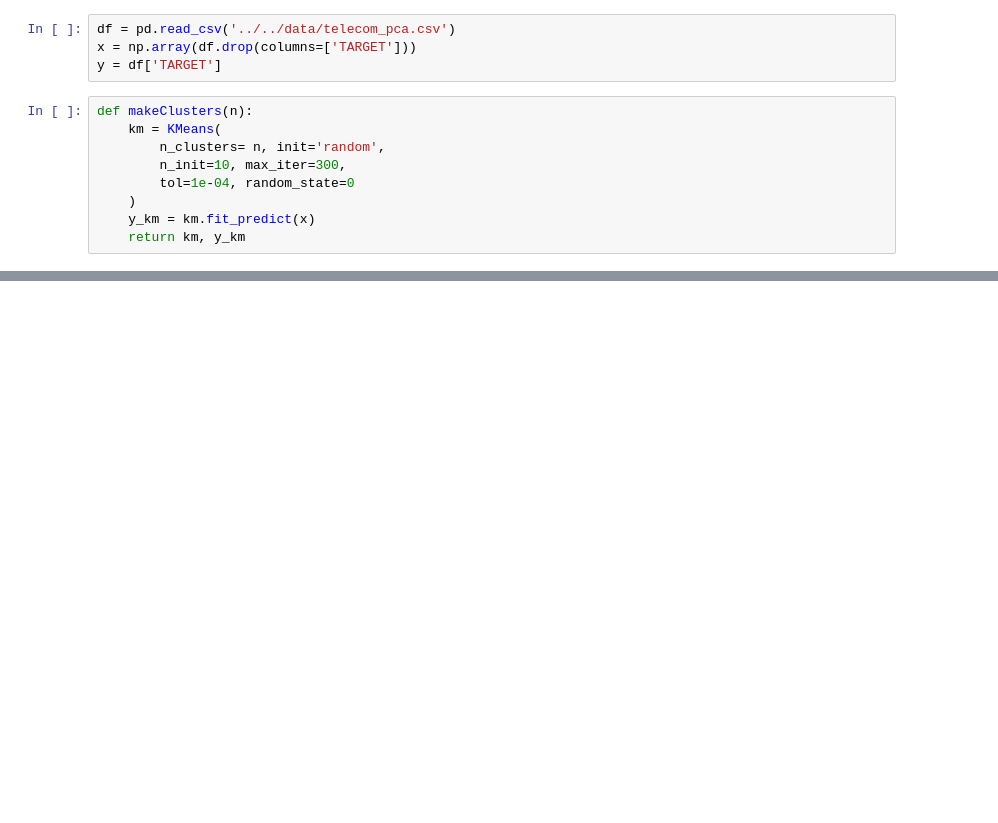
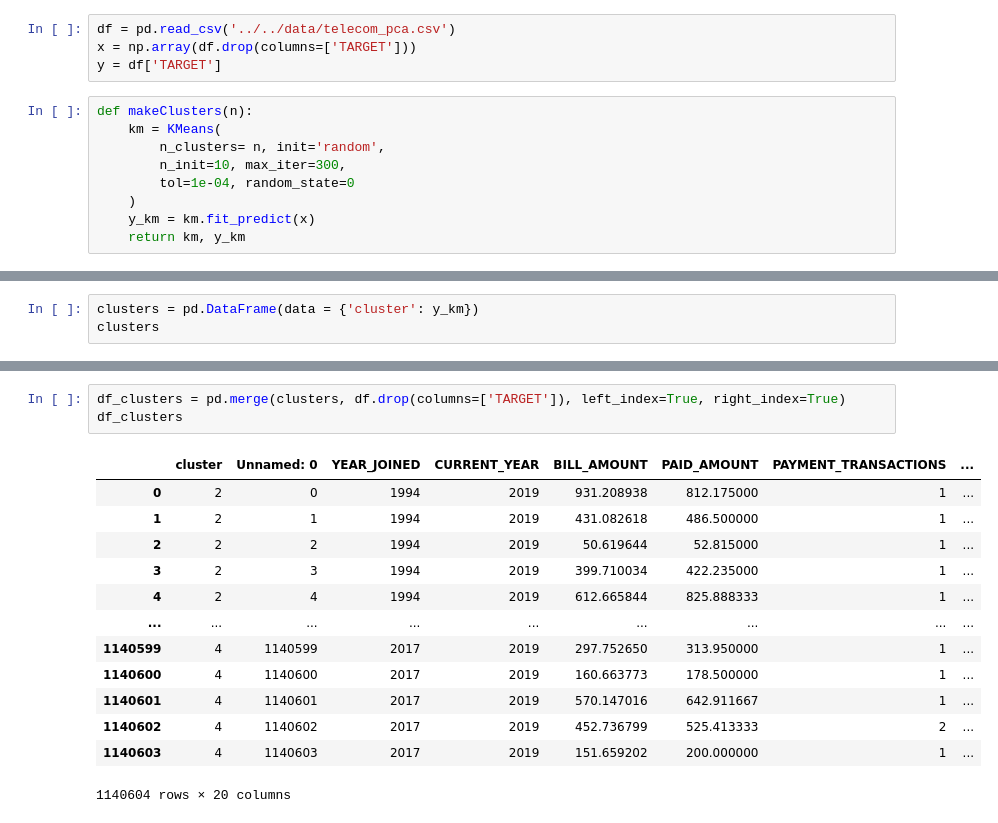
Before and after one commit to new-superuser-alt9193/DeepLearning, a Jupyter notebook: crisp_dm/modeling/dbscan_clustering.ipynb, the cells around one changed output, grey strips where cells are left out. Cells and saved outputs as stored; diff of their text form; blank space fills up the shorter version.

```diff
--- a/crisp_dm/modeling/dbscan_clustering.ipynb
+++ b/crisp_dm/modeling/dbscan_clustering.ipynb
@@ -44,0 +45,3 @@ plotClusters(km, y_km, n)
+# %%
+clusters = pd.DataFrame(data = {'cluster': y_km})
+clusters
@@ -44,0 +62,17 @@ plotClusters(km, y_km, n)
+# %%
+df_clusters = pd.merge(clusters, df.drop(columns=['TARGET']), left_index=True, right_index=True)
+df_clusters
+# %% [output]
+|  | cluster | Unnamed: 0 | YEAR_JOINED | CURRENT_YEAR | BILL_AMOUNT | PAID_AMOUNT | PAYMENT_TRANSACTIONS | ... |
+| 0 | 2 | 0 | 1994 | 2019 | 931.208938 | 812.175000 | 1 | ... |
+| 1 | 2 | 1 | 1994 | 2019 | 431.082618 | 486.500000 | 1 | ... |
+| 2 | 2 | 2 | 1994 | 2019 | 50.619644 | 52.815000 | 1 | ... |
+| 3 | 2 | 3 | 1994 | 2019 | 399.710034 | 422.235000 | 1 | ... |
+| 4 | 2 | 4 | 1994 | 2019 | 612.665844 | 825.888333 | 1 | ... |
+| ... | ... | ... | ... | ... | ... | ... | ... | ... |
+| 1140599 | 4 | 1140599 | 2017 | 2019 | 297.752650 | 313.950000 | 1 | ... |
+| 1140600 | 4 | 1140600 | 2017 | 2019 | 160.663773 | 178.500000 | 1 | ... |
+| 1140601 | 4 | 1140601 | 2017 | 2019 | 570.147016 | 642.911667 | 1 | ... |
+| 1140602 | 4 | 1140602 | 2017 | 2019 | 452.736799 | 525.413333 | 2 | ... |
+| 1140603 | 4 | 1140603 | 2017 | 2019 | 151.659202 | 200.000000 | 1 | ... |
+1140604 rows × 20 columns
```
Also changed, not shown: parts of 5 cells of this notebook.
